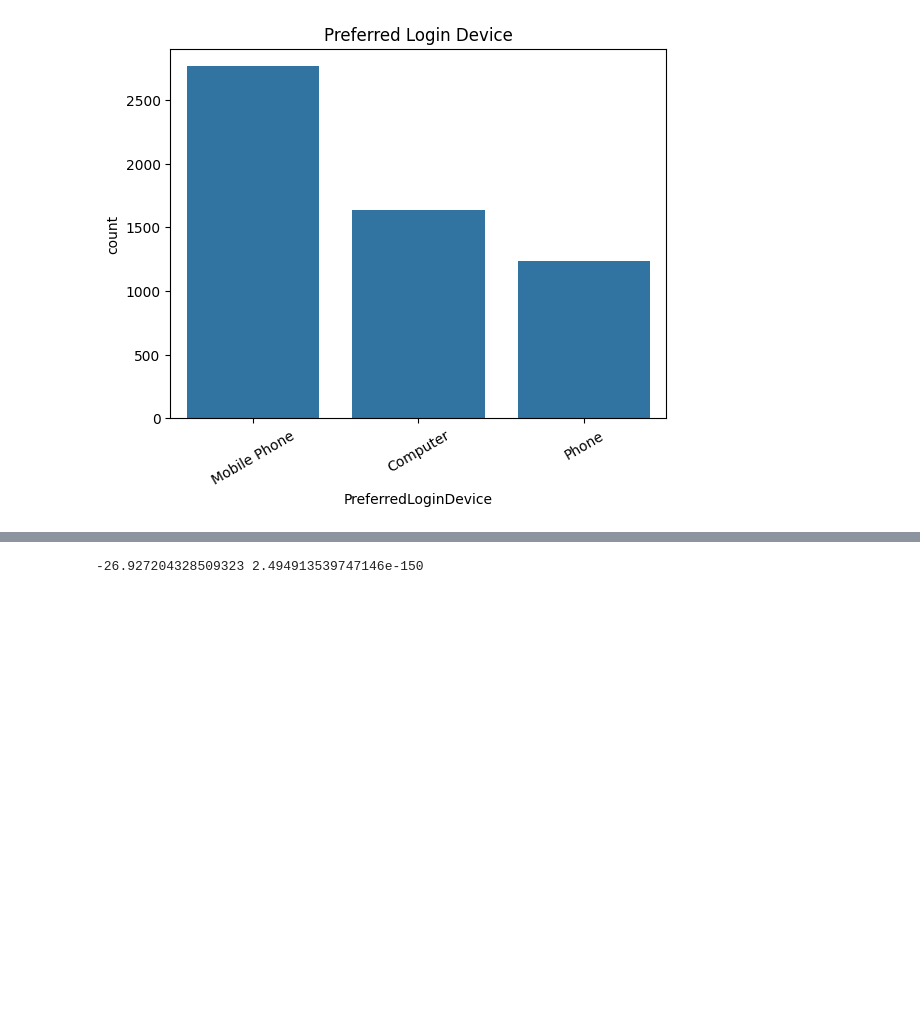
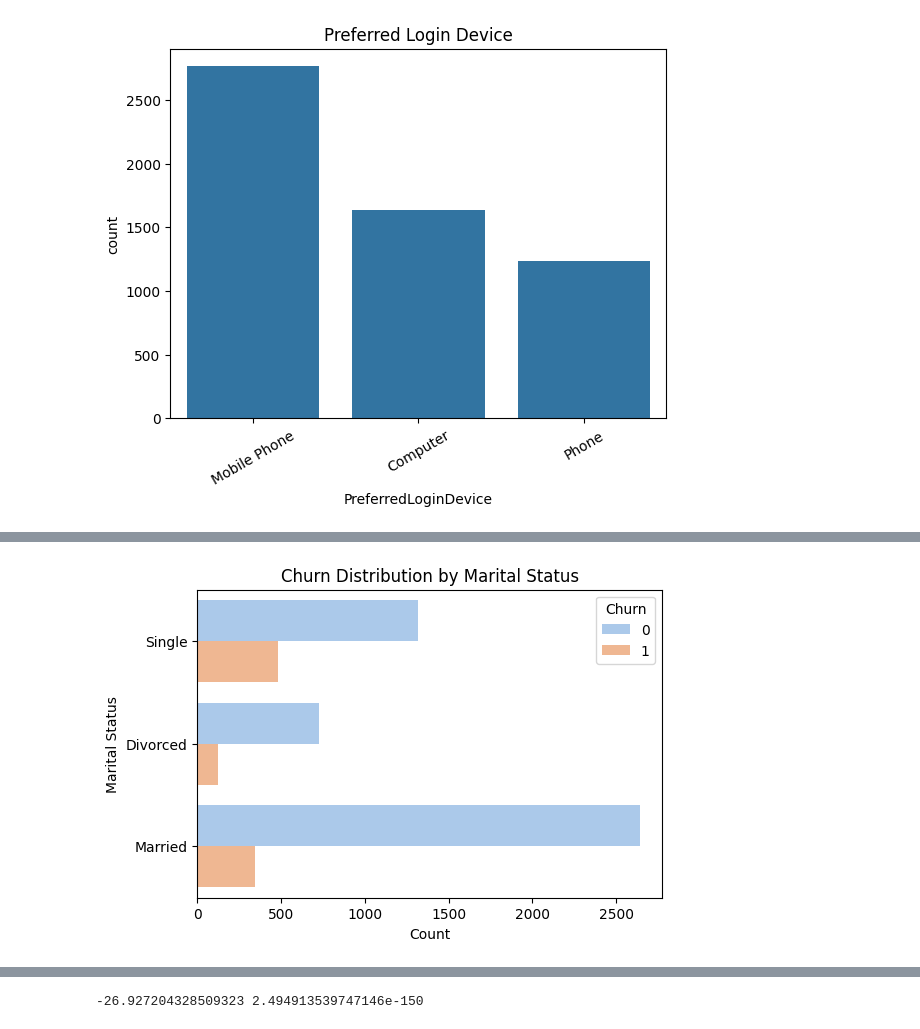
Before and after one commit to MohamedAshraf7122/Customer-Churn-Prediction-and-Analysis, a Jupyter notebook: Main 83.ipynb, the cells around one changed output, grey strips where cells are left out. Drawn from its saved outputs; the diff is of its cells as text; code cells hidden in the pictures; blank space fills up the shorter version.

```diff
--- a/Main 83.ipynb
+++ b/Main 83.ipynb
@@ -305,0 +328,9 @@ from scipy import stats
+# %%
+plt.figure(figsize=(6,4))
+sns.countplot(y="MaritalStatus", hue="Churn", data=ecomerce_df, palette="pastel")
+plt.title("Churn Distribution by Marital Status")
+plt.xlabel("Count")
+plt.ylabel("Marital Status")
+plt.show()
+# %% [output]
+[figure, added]
```
Also changed, not shown: parts of 16 cells of this notebook.
